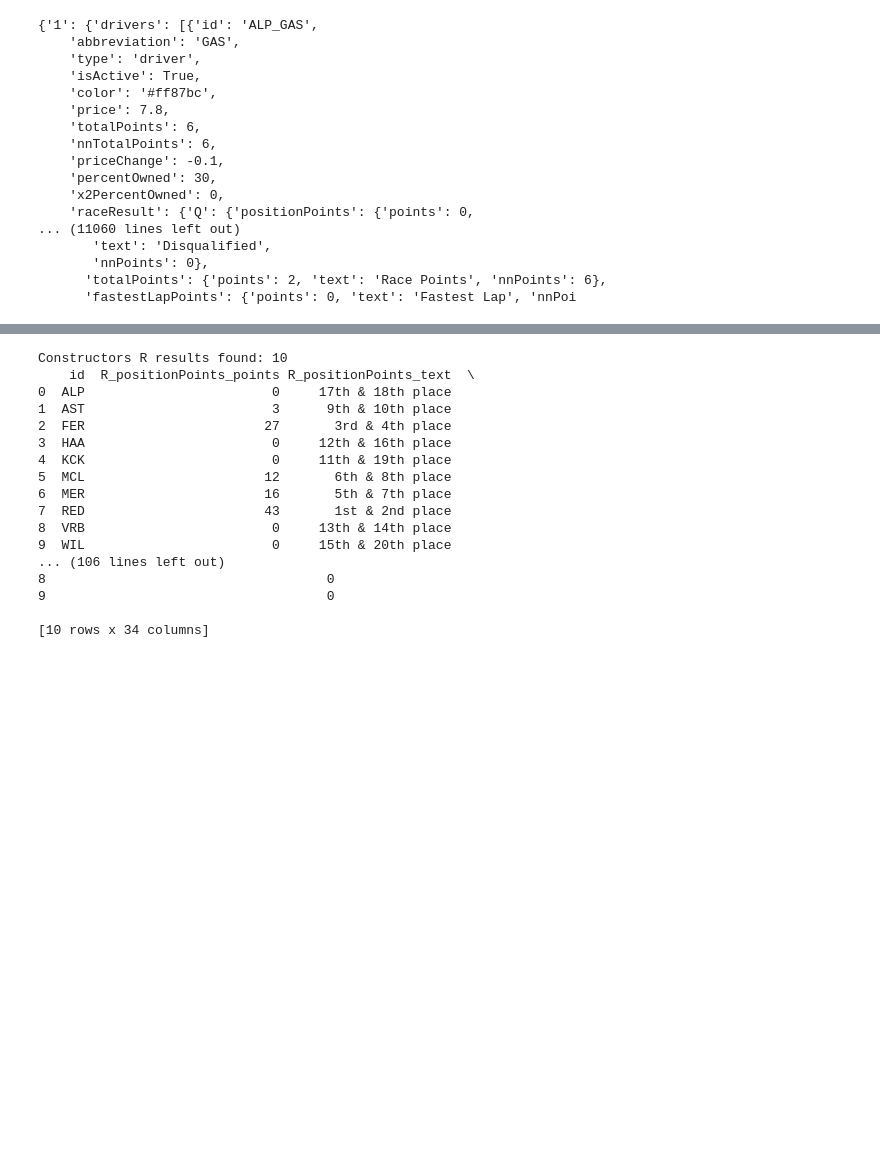
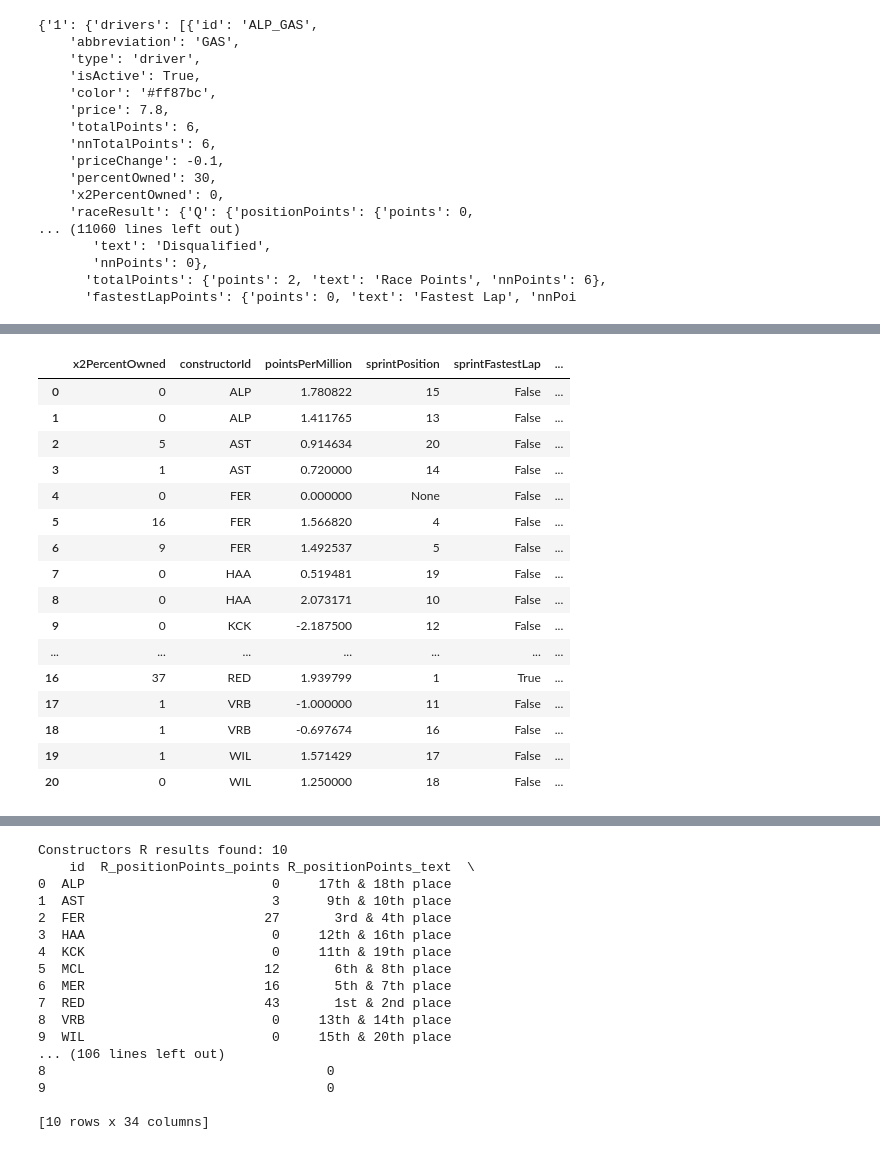
Before and after one commit to Buluma-Ke/F1-Fantasy-tool, a Jupyter notebook: transform.ipynb, the cells around one changed output, grey strips where cells are left out. Cells and saved outputs as stored; diff of their text form; code cells hidden in the pictures; blank space fills up the shorter version.

```diff
--- a/transform.ipynb
+++ b/transform.ipynb
@@ -110,0 +337,20 @@ race_1_Driver_results_df
+# %%
+df5.iloc[:, 10:20]
+# %% [output]
+|  | x2PercentOwned | constructorId | pointsPerMillion | sprintPosition | sprintFastestLap | ... |
+| 0 | 0 | ALP | 1.780822 | 15 | False | ... |
+| 1 | 0 | ALP | 1.411765 | 13 | False | ... |
+| 2 | 5 | AST | 0.914634 | 20 | False | ... |
+| 3 | 1 | AST | 0.720000 | 14 | False | ... |
+| 4 | 0 | FER | 0.000000 | None | False | ... |
+| 5 | 16 | FER | 1.566820 | 4 | False | ... |
+| 6 | 9 | FER | 1.492537 | 5 | False | ... |
+| 7 | 0 | HAA | 0.519481 | 19 | False | ... |
+| 8 | 0 | HAA | 2.073171 | 10 | False | ... |
+| 9 | 0 | KCK | -2.187500 | 12 | False | ... |
+| ... | ... | ... | ... | ... | ... | ... |
+| 16 | 37 | RED | 1.939799 | 1 | True | ... |
+| 17 | 1 | VRB | -1.000000 | 11 | False | ... |
+| 18 | 1 | VRB | -0.697674 | 16 | False | ... |
+| 19 | 1 | WIL | 1.571429 | 17 | False | ... |
+| 20 | 0 | WIL | 1.250000 | 18 | False | ... |
```
Also changed, not shown: parts of 23 cells of this notebook, 6 other files.
